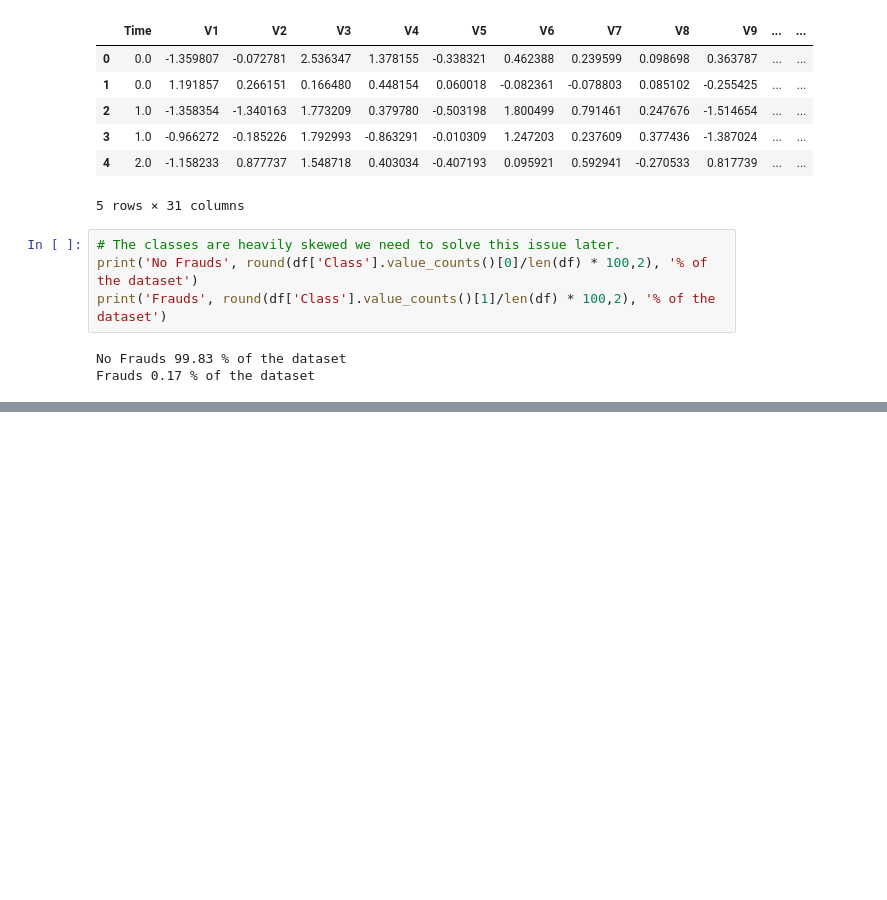
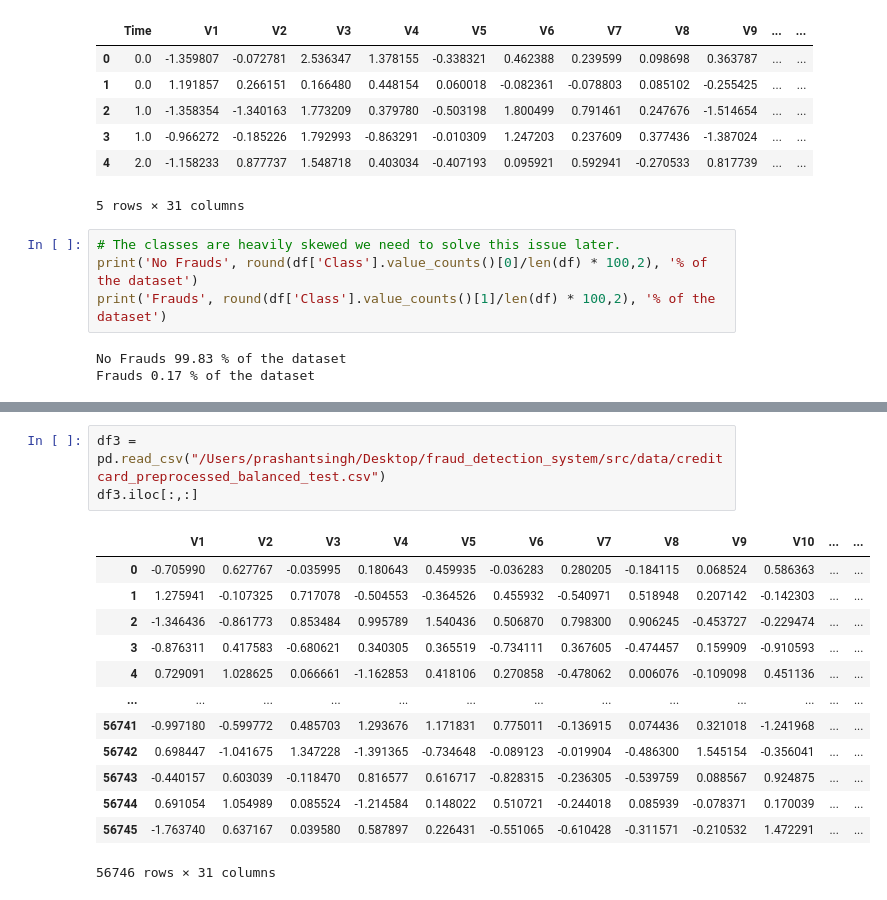
Before and after one commit to prashdash112/fraud_detection_system, a Jupyter notebook: src/analysis.ipynb, the cells around one changed output, grey strips where cells are left out. Cells and saved outputs as stored; diff of their text form; blank space fills up the shorter version.

```diff
--- a/src/analysis.ipynb
+++ b/src/analysis.ipynb
@@ -48,0 +66,17 @@ Frauds 0.17 % of the dataset
+# %%
+df3 = pd.read_csv("/Users/prashantsingh/Desktop/fraud_detection_system/src/data/creditcard_preprocessed_balanced_test.csv")
+df3.iloc[:,:]
+# %% [output]
+|  | V1 | V2 | V3 | V4 | V5 | V6 | V7 | V8 | V9 | V10 | ... | ... |
+| 0 | -0.705990 | 0.627767 | -0.035995 | 0.180643 | 0.459935 | -0.036283 | 0.280205 | -0.184115 | 0.068524 | 0.586363 | ... | ... |
+| 1 | 1.275941 | -0.107325 | 0.717078 | -0.504553 | -0.364526 | 0.455932 | -0.540971 | 0.518948 | 0.207142 | -0.142303 | ... | ... |
+| 2 | -1.346436 | -0.861773 | 0.853484 | 0.995789 | 1.540436 | 0.506870 | 0.798300 | 0.906245 | -0.453727 | -0.229474 | ... | ... |
+| 3 | -0.876311 | 0.417583 | -0.680621 | 0.340305 | 0.365519 | -0.734111 | 0.367605 | -0.474457 | 0.159909 | -0.910593 | ... | ... |
+| 4 | 0.729091 | 1.028625 | 0.066661 | -1.162853 | 0.418106 | 0.270858 | -0.478062 | 0.006076 | -0.109098 | 0.451136 | ... | ... |
+| ... | ... | ... | ... | ... | ... | ... | ... | ... | ... | ... | ... | ... |
+| 56741 | -0.997180 | -0.599772 | 0.485703 | 1.293676 | 1.171831 | 0.775011 | -0.136915 | 0.074436 | 0.321018 | -1.241968 | ... | ... |
+| 56742 | 0.698447 | -1.041675 | 1.347228 | -1.391365 | -0.734648 | -0.089123 | -0.019904 | -0.486300 | 1.545154 | -0.356041 | ... | ... |
+| 56743 | -0.440157 | 0.603039 | -0.118470 | 0.816577 | 0.616717 | -0.828315 | -0.236305 | -0.539759 | 0.088567 | 0.924875 | ... | ... |
+| 56744 | 0.691054 | 1.054989 | 0.085524 | -1.214584 | 0.148022 | 0.510721 | -0.244018 | 0.085939 | -0.078371 | 0.170039 | ... | ... |
+| 56745 | -1.763740 | 0.637167 | 0.039580 | 0.587897 | 0.226431 | -0.551065 | -0.610428 | -0.311571 | -0.210532 | 1.472291 | ... | ... |
+56746 rows × 31 columns
```
Also changed, not shown: parts of 1 cell of this notebook, 1 other file.
